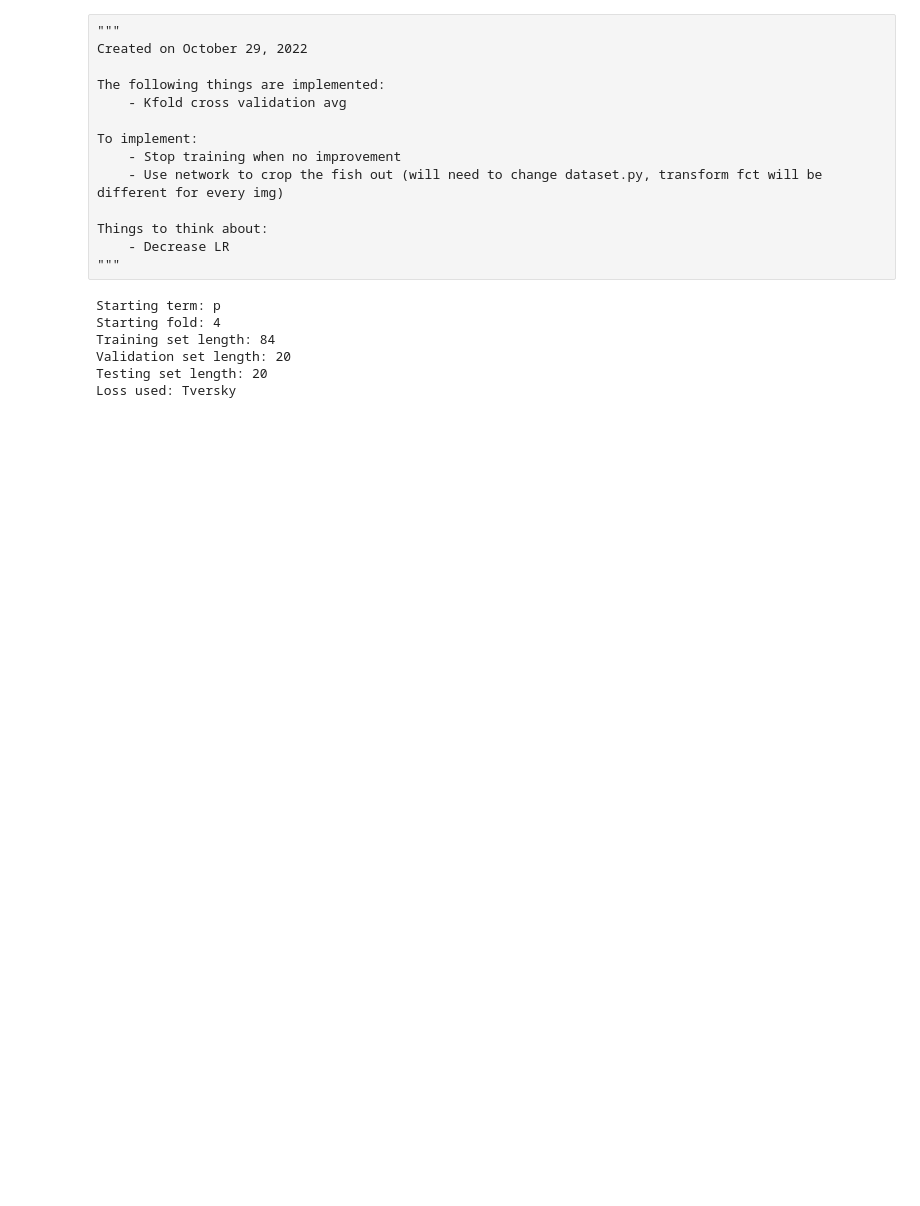
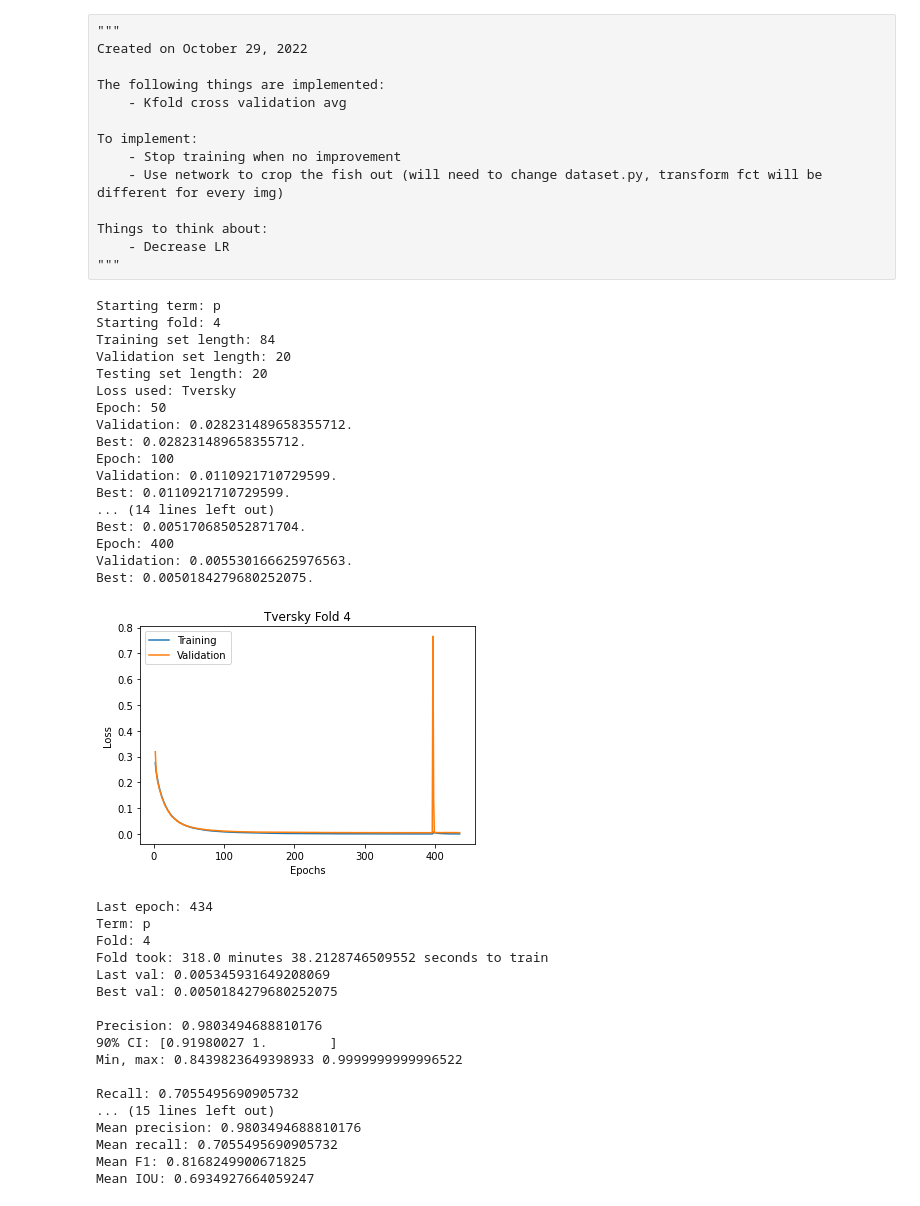
Before and after one commit to BellefroidSarah/thesis, a Jupyter notebook: train_head_crop.ipynb, the cells around one changed output. Saved outputs shown, nothing was run; the diff lists cells and outputs as text; code cells hidden in the pictures; blank space fills up the shorter version.

```diff
--- a/train_head_crop.ipynb
+++ b/train_head_crop.ipynb
@@ -106,9 +106,9 @@ def evaluate(eval_model, testing_loader):
         pred = torch.from_numpy(prediction)
         """pr = pred * 1
         pr = pr.unsqueeze(dim=0)
-        show_images(pr)
+        show_images(pr)"""
 
-        mask = untr(mask)"""
+        mask = untr(mask)
 
         precisions.append(metrics.precision(pred, mask))
         recalls.append(metrics.recall(pred, mask))
@@ -275,7 +275,7 @@ for TERM in TERMS:
             last_epoch = epoch
 
             # Notebooks shutdown after 6 hours. Stop the code and save the results.
-            if minutes >= 350:
+            if minutes >= 345:
                 break
             if (epoch - best_epoch) >= 50:
                 break
@@ -283,7 +283,7 @@ for TERM in TERMS:
         """All epochs are over"""
         fold_validation.append(best_val)
 
-        model_name = TERM + '_head_crop_' + cst.LOSS + "_Fold_" + str(fold) + "_Epoch_" + str(best_epoch) + "_MaxEpochs_"
+        model_name = TERM + '_head_crop_k5_' + cst.LOSS + "_Fold_" + str(fold) + "_Epoch_" + str(best_epoch) + "_MaxEpochs_"
         model_name += str(cst.EPOCHS) + '_' + cst.OPTIMIZER + "_LR_" + str(cst.LEARNING_RATE) + ".pth"
 
         model_filepath = os.path.join(cst.MODEL, model_name)
@@ -337,30 +337,59 @@ for TERM in TERMS:
         print()
 
         print("F1/Dice score: {}".format(mean_f1))
         print("90% CI: {}".format(np.percentile(F1s, [100*(1-confidence)/2,100*(1-(1-confidence)/2)])))
         print("Min, max:", np.min(F1s), np.max(F1s))
         print()
 
         print("IoU: {}".format(mean_IOU))
         print("90% CI: {}".format(np.percentile(IOUs, [100*(1-confidence)/2,100*(1-(1-confidence)/2)])))
         print("Min, max:", np.min(IOUs), np.max(IOUs))
         print()
         print("--------------------")
 
     """Fold loop end"""
     print()
     print("ALL FOLDS TRAINING ENDED")
     print("Mean best validation: {}".format(np.mean(fold_validation)))
     print("Mean precision: {}".format(np.mean(fold_precision)))
     print("Mean recall: {}".format(np.mean(fold_recall)))
     print("Mean F1: {}".format(np.mean(fold_f1)))
     print("Mean IOU: {}".format(np.mean(fold_IOU)))
 """term loop end"""
 print()
 # %% [output]
 Starting term: p
 Starting fold: 4
 Training set length: 84
 Validation set length: 20
 Testing set length: 20
 Loss used: Tversky
+Epoch: 50
+Validation: 0.028231489658355712.
+Best: 0.028231489658355712.
+Epoch: 100
+Validation: 0.0110921710729599.
+Best: 0.0110921710729599.
+... (14 lines left out)
+Best: 0.005170685052871704.
+Epoch: 400
+Validation: 0.005530166625976563.
+Best: 0.0050184279680252075.
+[figure, added]
+Last epoch: 434
+Term: p
+Fold: 4
+Fold took: 318.0 minutes 38.2128746509552 seconds to train
+Last val: 0.005345931649208069
+Best val: 0.0050184279680252075
+
+Precision: 0.9803494688810176
+90% CI: [0.91980027 1.        ]
+Min, max: 0.8439823649398933 0.9999999999996522
+
+Recall: 0.7055495690905732
+... (15 lines left out)
+Mean precision: 0.9803494688810176
+Mean recall: 0.7055495690905732
+Mean F1: 0.8168249900671825
+Mean IOU: 0.6934927664059247
```
Also changed, not shown: 12 other files.
